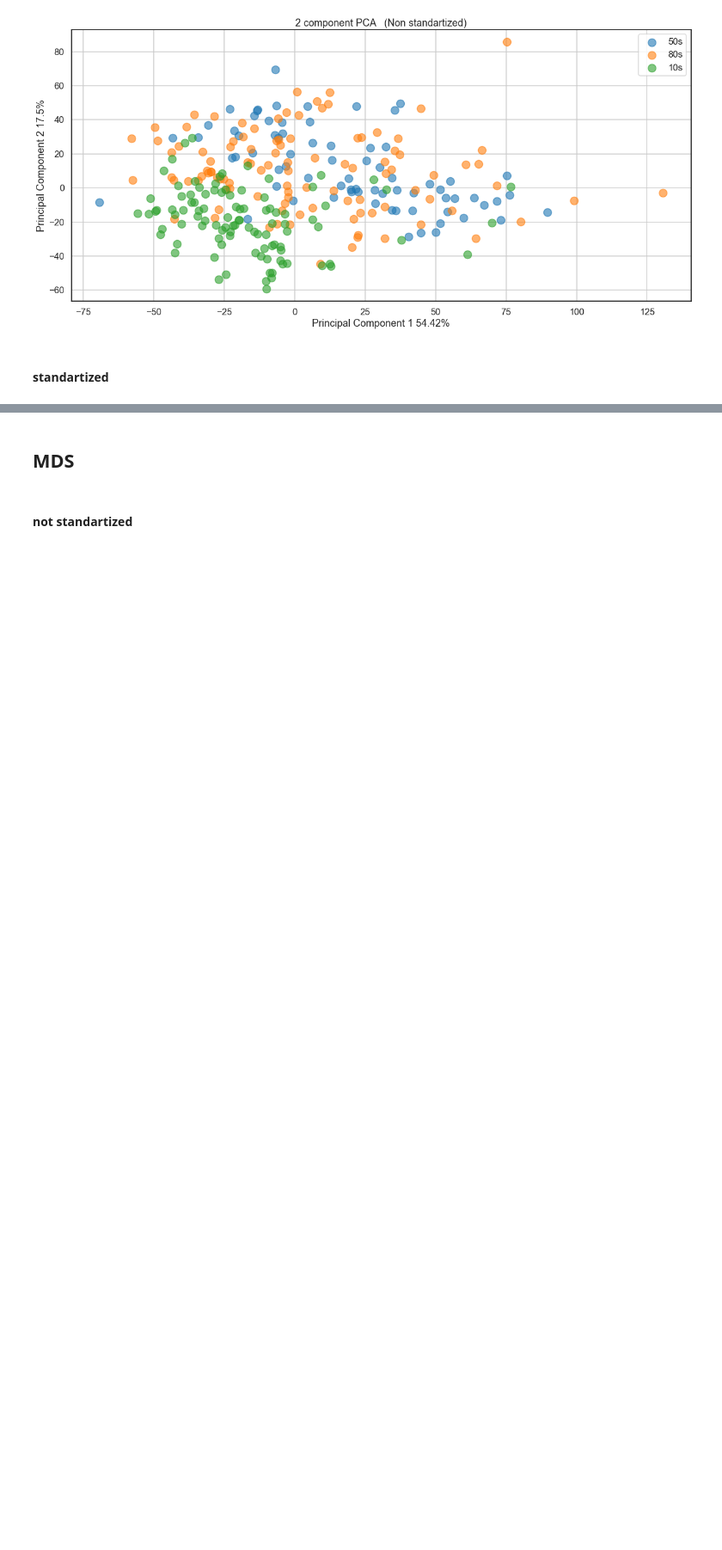
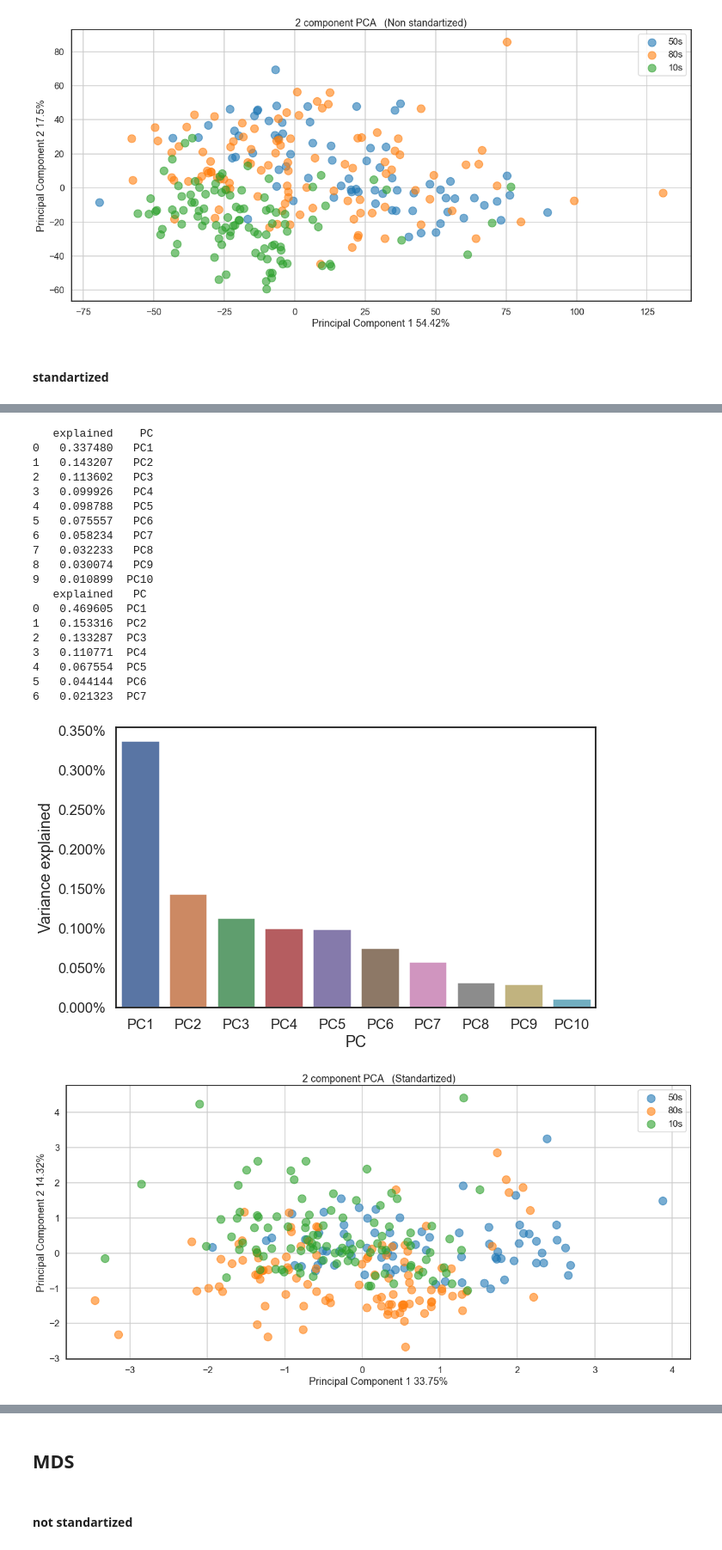
Before and after one commit to dovmar/PDVS, a Jupyter notebook: Lab_2/Lab-2.ipynb, the cells around one changed output, grey strips where cells are left out. Shown at 86% size. Saved outputs shown, nothing was run; the diff lists cells and outputs as text; code cells hidden in the pictures; blank space fills up the shorter version.

```diff
--- a/Lab_2/Lab-2.ipynb
+++ b/Lab_2/Lab-2.ipynb
@@ -189,0 +165,26 @@ p = do_pca(df_small,True, "Standartized feature subset")
+# %%
+do_pca(df, True, "Standartized")
+
+do_pca(df_small,True, "Standartized feature subset")
+# %% [output]
+   explained    PC
+0   0.337480   PC1
+1   0.143207   PC2
+2   0.113602   PC3
+3   0.099926   PC4
+4   0.098788   PC5
+5   0.075557   PC6
+6   0.058234   PC7
+7   0.032233   PC8
+8   0.030074   PC9
+9   0.010899  PC10
+   explained   PC
+0   0.469605  PC1
+1   0.153316  PC2
+2   0.133287  PC3
+3   0.110771  PC4
+4   0.067554  PC5
+5   0.044144  PC6
+6   0.021323  PC7
+[figure, added]
+[figure, added]
```
Also changed, not shown: parts of 19 cells of this notebook, 3 other files.
